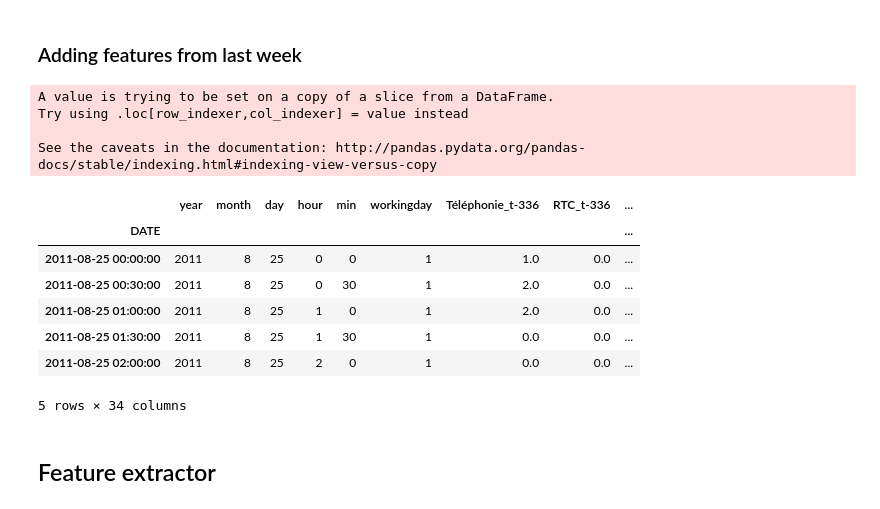
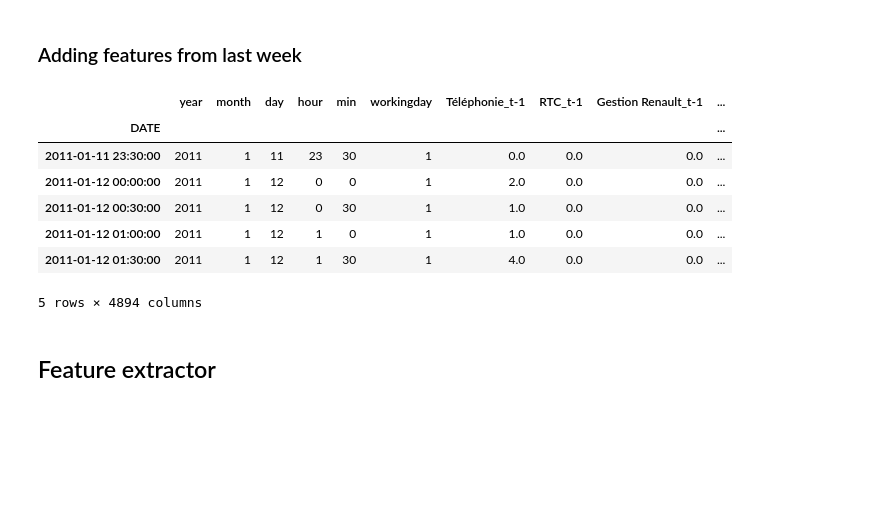
Before and after one commit to GRichard513/AxaChallenge, a Jupyter notebook: Projet_Axa_Antoine.ipynb, the cells around one changed output. Drawn from its saved outputs; the diff is of its cells as text; code cells hidden in the pictures; blank space fills up the shorter version.

```diff
--- a/Projet_Axa_Antoine.ipynb
+++ b/Projet_Axa_Antoine.ipynb
@@ -119,34 +119,31 @@ print('train data range : %s months and %s days\n' %(X_train_range.months,X_trai
 ### Adding features from last week
 # %%
 # Set number of hours prediction is in advance
-n_periods_advance = 1*7*24*2 #336
-period_advance = "1W"
+n_periods_advance = 1#*7*24*2 #336
+# period_advance = "1W"
 
 # Set number of historic hours used
-n_periods_window = 1#*24*2 #178
-period_window = '1W'
+n_periods_window = 10#7*24*2 #178
+# period_window = '1W'
 
 # Set number of historic hours in advance
 for cat in y_df:
-    for k in range(n_periods_advance,n_periods_advance+n_periods_window):
-        X_train_CV['%s_t-%i'%(cat.decode('utf-8'),k)] = y_df[cat].shift(7, freq='d')
-        X_train['%s_t-%i'%(cat.decode('utf-8'),k)] = y_df[cat].shift(7, freq='d')
+    if cat not in ['Evenements','Gestion Amex']:
+        for k in range(n_periods_advance,n_periods_advance+n_periods_window):
+            X_test['%s_t-%i'%(cat.decode('utf-8'),k)] = y_df[cat].shift(k*30, freq='min')
+            X_train['%s_t-%i'%(cat.decode('utf-8'),k)] = y_df[cat].shift(k*30, freq='min')
 
 X_train.drop(X_train.index[:n_periods_window+n_periods_advance], inplace=True)
 y_df.drop(y_df.index[:n_periods_window+n_periods_advance], inplace=True)
 
 #print(X_df.head())
-X_train_CV.head()
+X_train.head()
 # %% [output]
+|  | year | month | day | hour | min | workingday | Téléphonie_t-1 | RTC_t-1 | Gestion Renault_t-1 | ... |
+| DATE |  |  |  |  |  |  |  |  |  | ... |
+| 2011-01-11 23:30:00 | 2011 | 1 | 11 | 23 | 30 | 1 | 0.0 | 0.0 | 0.0 | ... |
+| 2011-01-12 00:00:00 | 2011 | 1 | 12 | 0 | 0 | 1 | 2.0 | 0.0 | 0.0 | ... |
+| 2011-01-12 00:30:00 | 2011 | 1 | 12 | 0 | 30 | 1 | 1.0 | 0.0 | 0.0 | ... |
+| 2011-01-12 01:00:00 | 2011 | 1 | 12 | 1 | 0 | 1 | 1.0 | 0.0 | 0.0 | ... |
+| 2011-01-12 01:30:00 | 2011 | 1 | 12 | 1 | 30 | 1 | 4.0 | 0.0 | 0.0 | ... |
-A value is trying to be set on a copy of a slice from a DataFrame.
-Try using .loc[row_indexer,col_indexer] = value instead
-
-See the caveats in the documentation: http://pandas.pydata.org/pandas-docs/stable/indexing.html#indexing-view-versus-copy
+5 rows × 4894 columns
-|  | year | month | day | hour | min | workingday | Téléphonie_t-336 | RTC_t-336 | ... |
-| DATE |  |  |  |  |  |  |  |  | ... |
-| 2011-08-25 00:00:00 | 2011 | 8 | 25 | 0 | 0 | 1 | 1.0 | 0.0 | ... |
-| 2011-08-25 00:30:00 | 2011 | 8 | 25 | 0 | 30 | 1 | 2.0 | 0.0 | ... |
-| 2011-08-25 01:00:00 | 2011 | 8 | 25 | 1 | 0 | 1 | 2.0 | 0.0 | ... |
-| 2011-08-25 01:30:00 | 2011 | 8 | 25 | 1 | 30 | 1 | 0.0 | 0.0 | ... |
-| 2011-08-25 02:00:00 | 2011 | 8 | 25 | 2 | 0 | 1 | 0.0 | 0.0 | ... |
-5 rows × 34 columns
```
Also changed, not shown: parts of 3 cells of this notebook.
